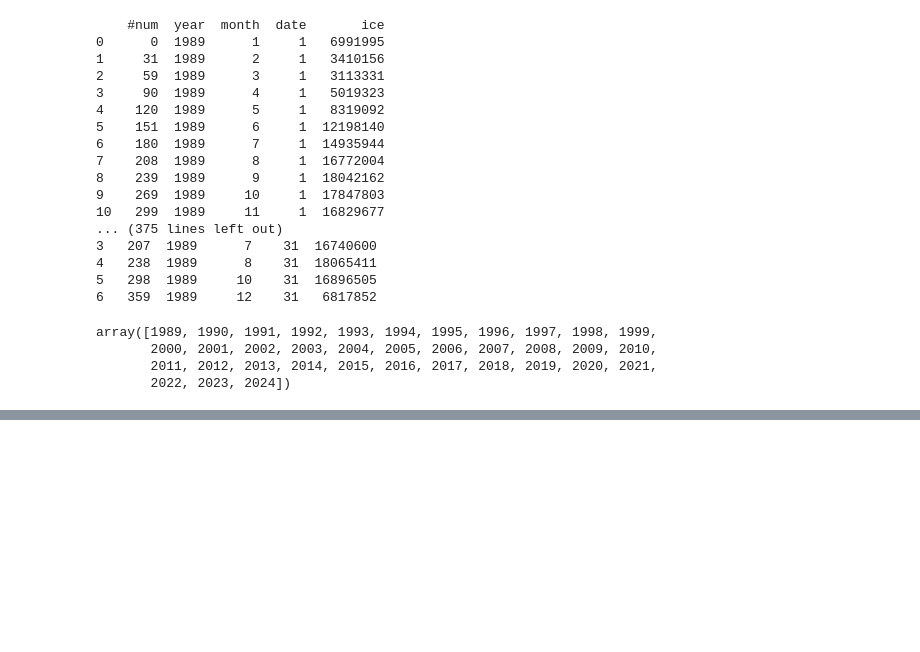
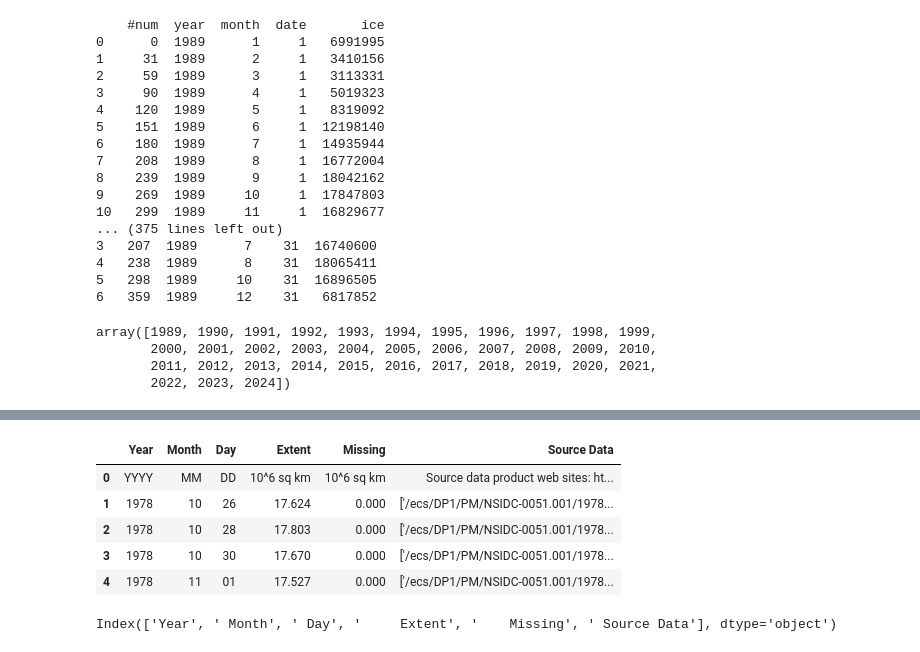
Before and after one commit to dilancroos/ice_extent, a Jupyter notebook: sea_ice.ipynb, the cells around one changed output, grey strips where cells are left out. Drawn from its saved outputs; the diff is of its cells as text; code cells hidden in the pictures; blank space fills up the shorter version.

```diff
--- a/sea_ice.ipynb
+++ b/sea_ice.ipynb
@@ -201,0 +238,14 @@ array([1989, 1990, 1991, 1992, 1993, 1994, 1995, 1996, 1997, 1998, 1999,
+# %%
+s_seaice = pd.read_csv ('Datasets/S_seaice_extent_daily_v3.0.csv', header=0)
+s_seaice.head()
+# %% [output]
+|  | Year | Month | Day | Extent | Missing | Source Data |
+| 0 | YYYY | MM | DD | 10^6 sq km | 10^6 sq km | Source data product web sites: ht... |
+| 1 | 1978 | 10 | 26 | 17.624 | 0.000 | ['/ecs/DP1/PM/NSIDC-0051.001/1978... |
+| 2 | 1978 | 10 | 28 | 17.803 | 0.000 | ['/ecs/DP1/PM/NSIDC-0051.001/1978... |
+| 3 | 1978 | 10 | 30 | 17.670 | 0.000 | ['/ecs/DP1/PM/NSIDC-0051.001/1978... |
+| 4 | 1978 | 11 | 01 | 17.527 | 0.000 | ['/ecs/DP1/PM/NSIDC-0051.001/1978... |
+# %%
+s_seaice.columns
+# %% [output]
+Index(['Year', ' Month', ' Day', '     Extent', '    Missing', ' Source Data'], dtype='object')
```
Also changed, not shown: parts of 7 cells of this notebook, 4 other files.
